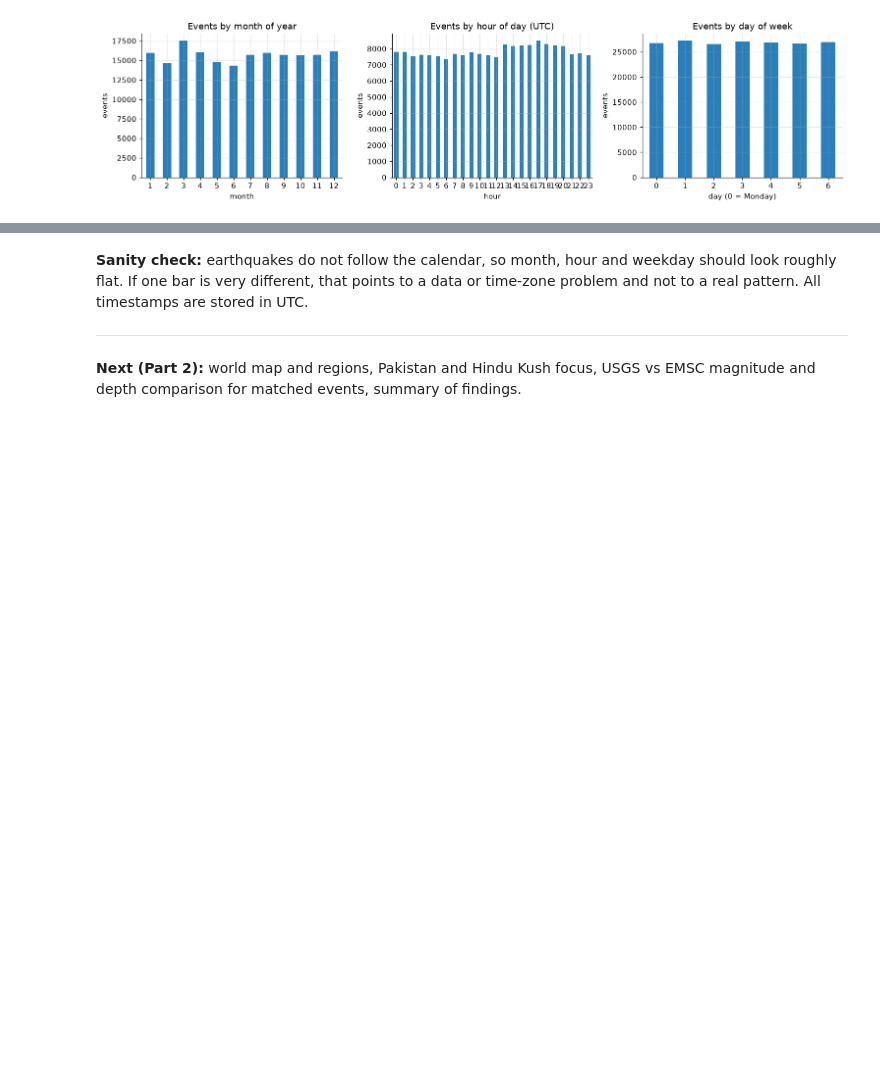
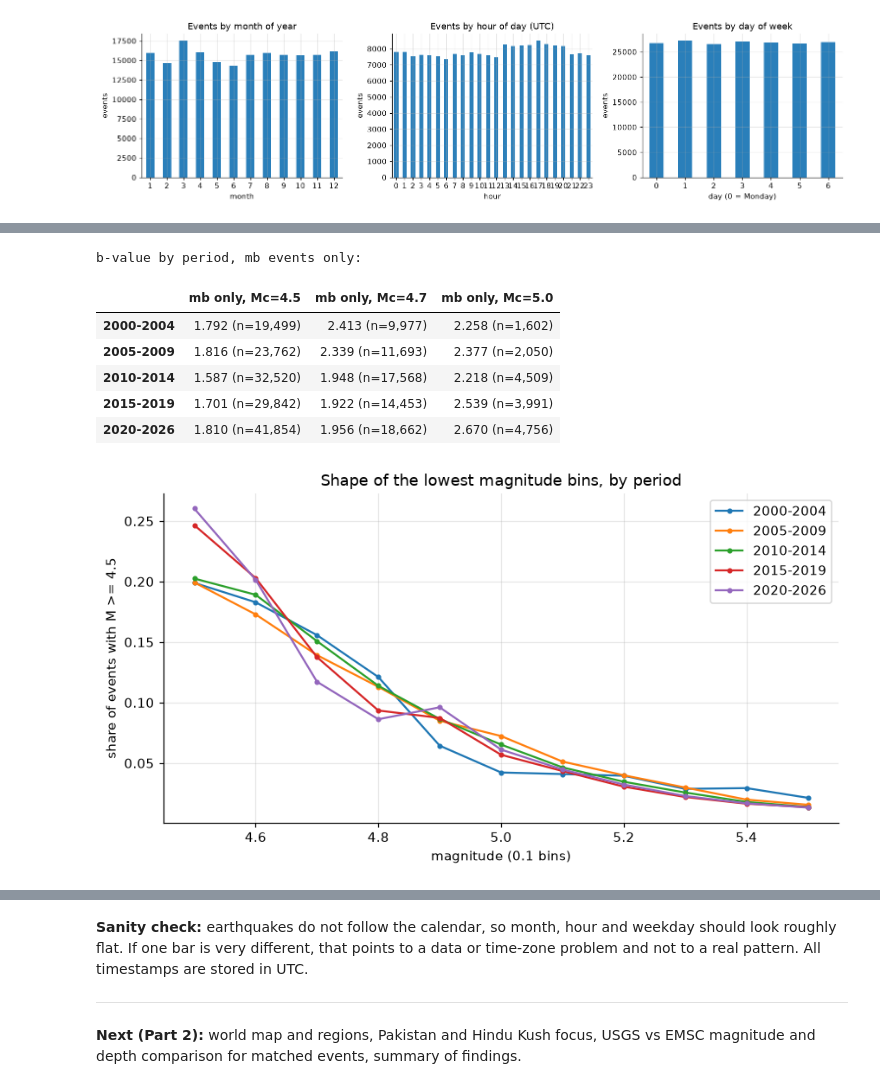
Before and after one commit to asadsaleem200411-blip/tremorlens, a Jupyter notebook: eda/tremorlens_eda_part1.ipynb, the cells around one changed output, grey strips where cells are left out. Cells and saved outputs as stored; diff of their text form; code cells hidden in the pictures; blank space fills up the shorter version.

```diff
--- a/eda/tremorlens_eda_part1.ipynb
+++ b/eda/tremorlens_eda_part1.ipynb
@@ -385,0 +499,36 @@ save("05_seasonality_sanity")
+# %%
+# 4c. Control for magnitude type: b by period using only mb events, and the shape of the lowest magnitude bins
+mb = usgs[usgs["mag_type"] == "mb"]
+rows = {}
+for mc in [4.5, 4.7, 5.0]:
+    col = []
+    for label, lo, hi in periods:
+        m = mb.loc[(mb["year"] >= lo) & (mb["year"] <= hi), "magnitude"].dropna()
+        m = m[m >= mc - 1e-9]
+        b_, se_, n_ = b_value(m, mc=mc)
+        col.append(f"{b_:.3f} (n={n_:,})")
+    rows[f"mb only, Mc={mc}"] = col
+print("b-value by period, mb events only:")
+display(pd.DataFrame(rows, index=labels))
+
+# share of events per 0.1 magnitude bin, relative to all events with M >= 4.5 in that period
+fig, ax = plt.subplots(figsize=(8, 4.4))
+bins = np.round(np.arange(4.5, 5.55, 0.1), 1)
+for label, lo, hi in periods:
+    m = usgs.loc[(usgs["year"] >= lo) & (usgs["year"] <= hi), "magnitude"].dropna().to_numpy()
+    m = m[m >= 4.5 - 1e-9]
+    share_ = [(np.abs(m - edge) < 0.05).sum() / len(m) for edge in bins]
+    ax.plot(bins, share_, marker="o", ms=3, label=label)
+ax.set_xlabel("magnitude (0.1 bins)"); ax.set_ylabel("share of events with M >= 4.5")
+ax.set_title("Shape of the lowest magnitude bins, by period")
+ax.legend()
+save("04_lowest_bins_by_period")
+# %% [output]
+b-value by period, mb events only:
+|  | mb only, Mc=4.5 | mb only, Mc=4.7 | mb only, Mc=5.0 |
+| 2000-2004 | 1.792 (n=19,499) | 2.413 (n=9,977) | 2.258 (n=1,602) |
+| 2005-2009 | 1.816 (n=23,762) | 2.339 (n=11,693) | 2.377 (n=2,050) |
+| 2010-2014 | 1.587 (n=32,520) | 1.948 (n=17,568) | 2.218 (n=4,509) |
+| 2015-2019 | 1.701 (n=29,842) | 1.922 (n=14,453) | 2.539 (n=3,991) |
+| 2020-2026 | 1.810 (n=41,854) | 1.956 (n=18,662) | 2.670 (n=4,756) |
+[figure, added]
```
Also changed, not shown: parts of 3 cells of this notebook, 8 other files.
